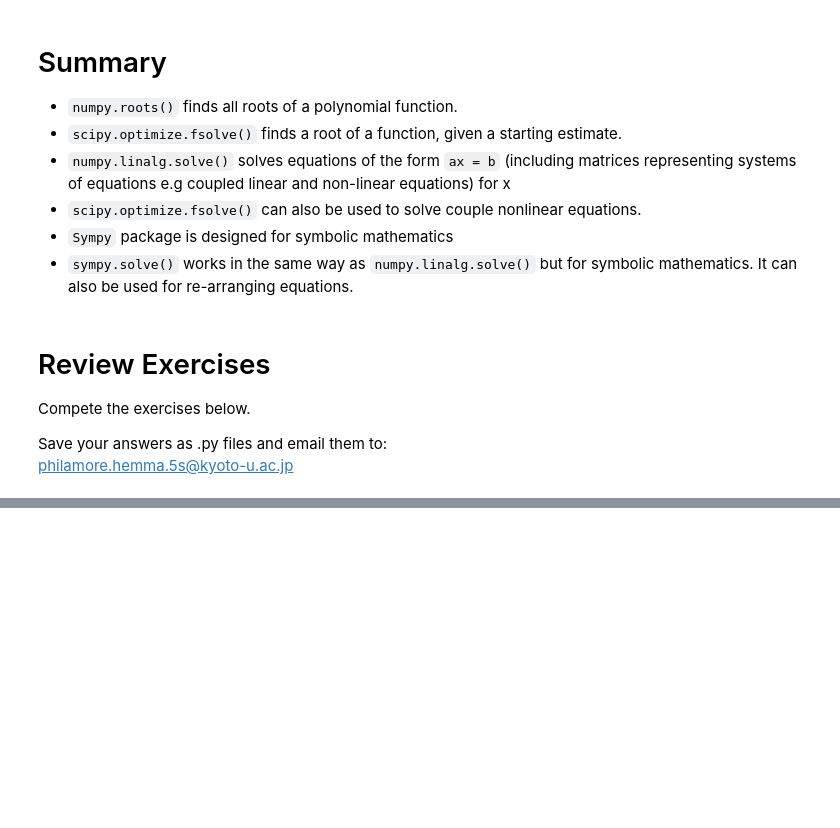
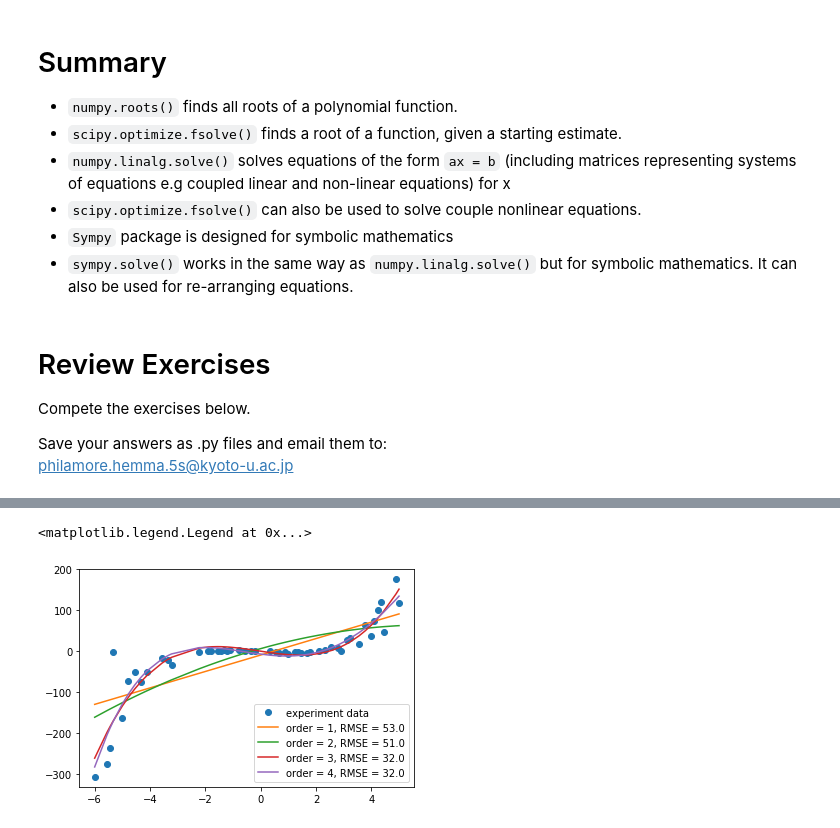
Before and after one commit to hphilamore/ILAS_PyEng2019, a Jupyter notebook: 05_Algebra_ScipyNumpy__ClassMaterial.ipynb, the cells around one changed output, grey strips where cells are left out. Drawn from its saved outputs; the diff is of its cells as text; code cells hidden in the pictures; blank space fills up the shorter version.

```diff
--- a/05_Algebra_ScipyNumpy__ClassMaterial.ipynb
+++ b/05_Algebra_ScipyNumpy__ClassMaterial.ipynb
@@ -899,0 +895,31 @@ Use the values $a=3, b=1$ to find the exact vaue of the roots.
+# %%
+# Review Exercise 1: Fitting a function
+x = [-6.0, -5.555555555555555, -5.444444444444445, -5.333333333333333, -5.0, -4.777777777777778, -4.555555555555555, -4.333333333333334, -4.111111111111111, -3.555555555555556, -3.3333333333333335, -3.2222222222222223, -2.2222222222222223, -1.8888888888888893, -1.7777777777777777, -1.5555555555555554, -1.4444444444444446, -1.333333333333334, -1.2222222222222223, -1.1111111111111116, -0.7777777777777777, -0.5555555555555562, -0.3333333333333339, -0.22222222222222232, 0.33333333333333304, 0.5555555555555554, 0.6666666666666661, 0.8888888888888884, 1.0, 1.2222222222222214, 1.333333333333333, 1.4444444444444438, 1.666666666666666, 1.7777777777777777, 2.1111111111111107, 2.333333333333332, 2.5555555555555554, 2.777777777777777, 2.8888888888888893, 3.1111111111111107, 3.2222222222222214, 3.5555555555555554, 3.777777777777777, 4.0, 4.111111111111111, 4.222222222222221, 4.333333333333332, 4.444444444444445, 4.8888888888888875, 5.0]
+y = [-306.0670724099247, -273.4252575751447, -236.35910170243054, -2.147806809067588, -162.88428946693543, -72.0539258242078, -49.64195238514043, -75.05934686306523, -49.40805793483066, -15.803160491117433, -20.408192287721462, -34.04243919689319, -2.6008654388252075, -0.33819910212586596, 0.5967691522163541, 1.955165125544544, 0.754741501848223, 3.1485956879192134, 0.2736824650635393, 2.535463038423905, 2.0383401626385638, 0.8371085078493934, 0.27326740330999844, -0.14152399821562134, -0.15792222719404883, -1.357836647665497, -4.064496618469092, -2.2060777524379893, -6.716174537753252, -2.381049714701943, -0.8951333867263299, -3.703956978393335, -5.121504730336851, -1.4824097773484555, -0.0658532580151797, 2.5527247901789907, 9.310234512028755, 7.839090794578473, 0.8239015424106111, 27.801254862532222, 33.099581728518, 17.182186572769048, 63.28883410018085, 38.47325866392358, 74.26392095969987, 100.73153613329536, 119.19508682705471, 46.85235728093459, 175.63882495054517, 118.62483544333234]
+# %%
+# Review Exercise 1: Fitting a function
+# Example Solution
+
+# plot raw data
+plt.plot(x, y, 'o', label='experiment data')
+
+def fit_and_eval(order):
+    """
+    Fits a polynomial of input order.
+    Plots the polynomial.
+    Labels the polynomial with RMSE
+    """
+    coeffs = np.polyfit(x, y, order)
+    yfit = np.poly1d(coeffs)(x)
+    rmse = lambda y, y_fit : np.sqrt(np.sum((y_fit - y)**2)/ len(y))
+    plt.plot(x, yfit, label=f'order = {order}, RMSE = {round(rmse(y, yfit))}');
+
+poly_order = list(range(1,5)) # 1, 2, 3, 4
+
+for o in poly_order:
+    fit_and_eval(o)
+
+plt.legend()
+# %% [output]
+<matplotlib.legend.Legend at 0x...>
+[figure, added]
```
Also changed, not shown: parts of 16 cells of this notebook, 7 other files.
